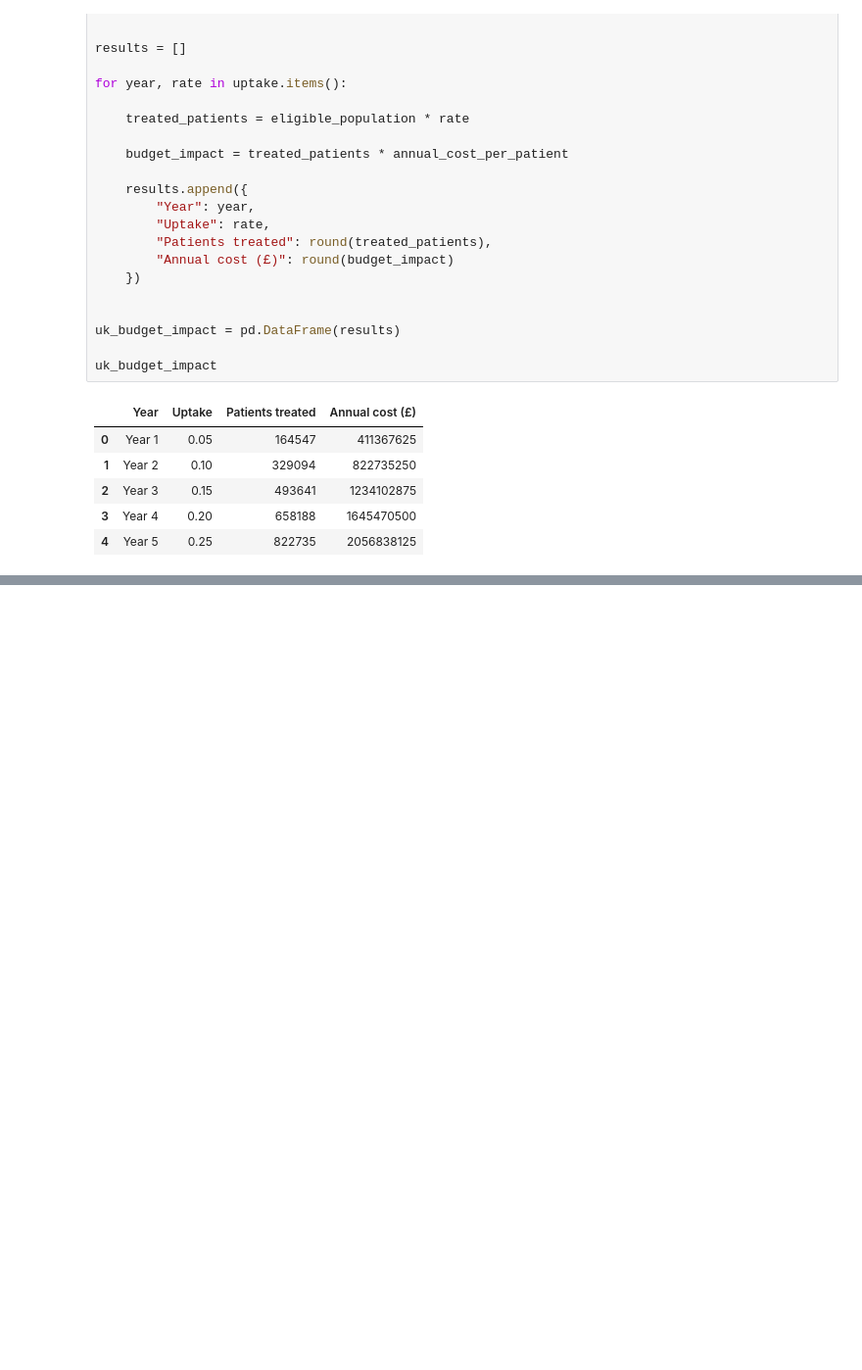
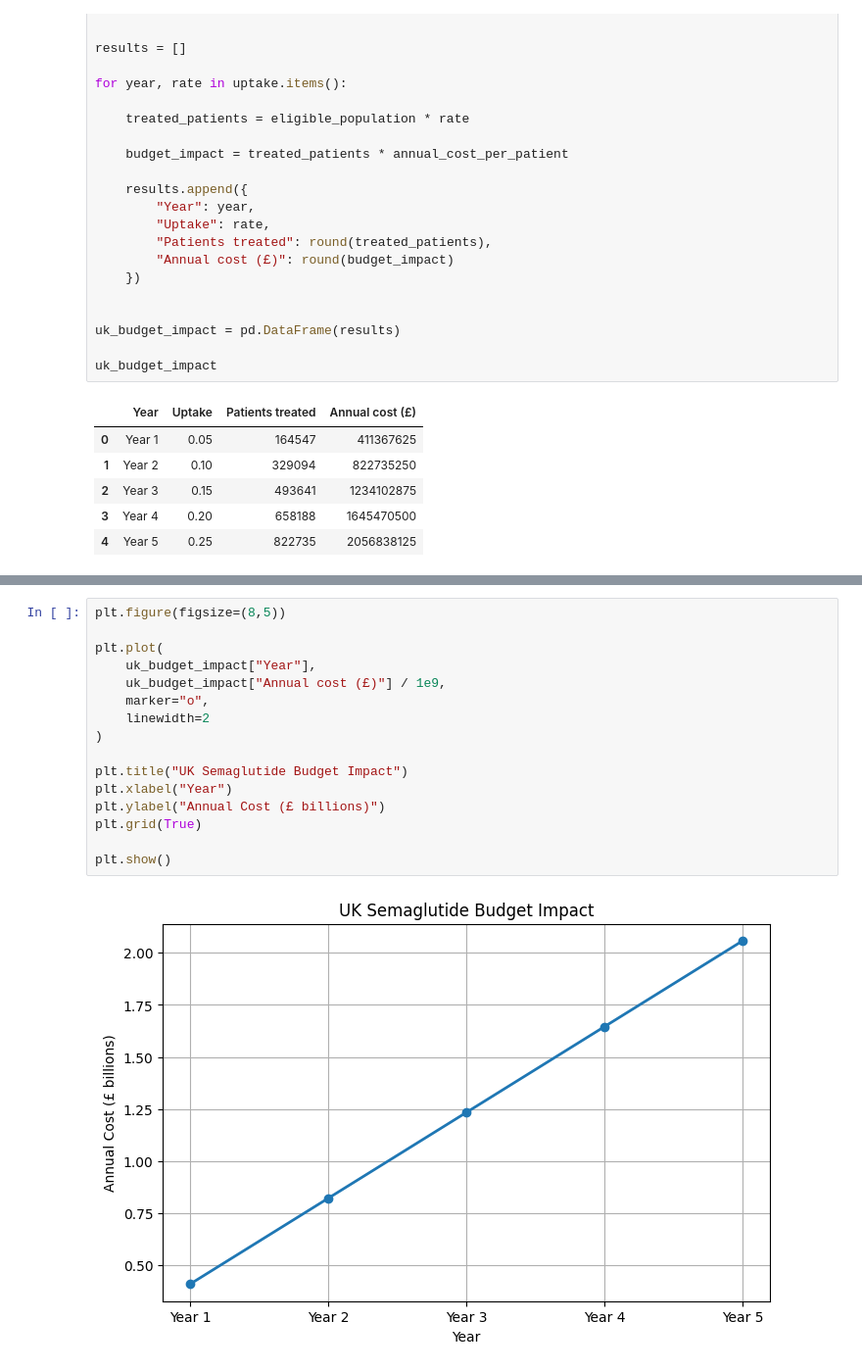
Before and after one commit to saffam/semaglutide-budget-impact-models, a Jupyter notebook: notebooks/04_budget_impact_model.ipynb, the cells around one changed output, grey strips where cells are left out. Shown at 98% size. Drawn from its saved outputs; the diff is of its cells as text; blank space fills up the shorter version.

```diff
--- a/notebooks/04_budget_impact_model.ipynb
+++ b/notebooks/04_budget_impact_model.ipynb
@@ -72,0 +66,18 @@ NameError: name 'uk_summary' is not defined
+# %%
+plt.figure(figsize=(8,5))
+
+plt.plot(
+    uk_budget_impact["Year"],
+    uk_budget_impact["Annual cost (£)"] / 1e9,
+    marker="o",
+    linewidth=2
+)
+
+plt.title("UK Semaglutide Budget Impact")
+plt.xlabel("Year")
+plt.ylabel("Annual Cost (£ billions)")
+plt.grid(True)
+
+plt.show()
+# %% [output]
+[figure, added]
```
Also changed, not shown: parts of 8 cells of this notebook, 18 other files.
